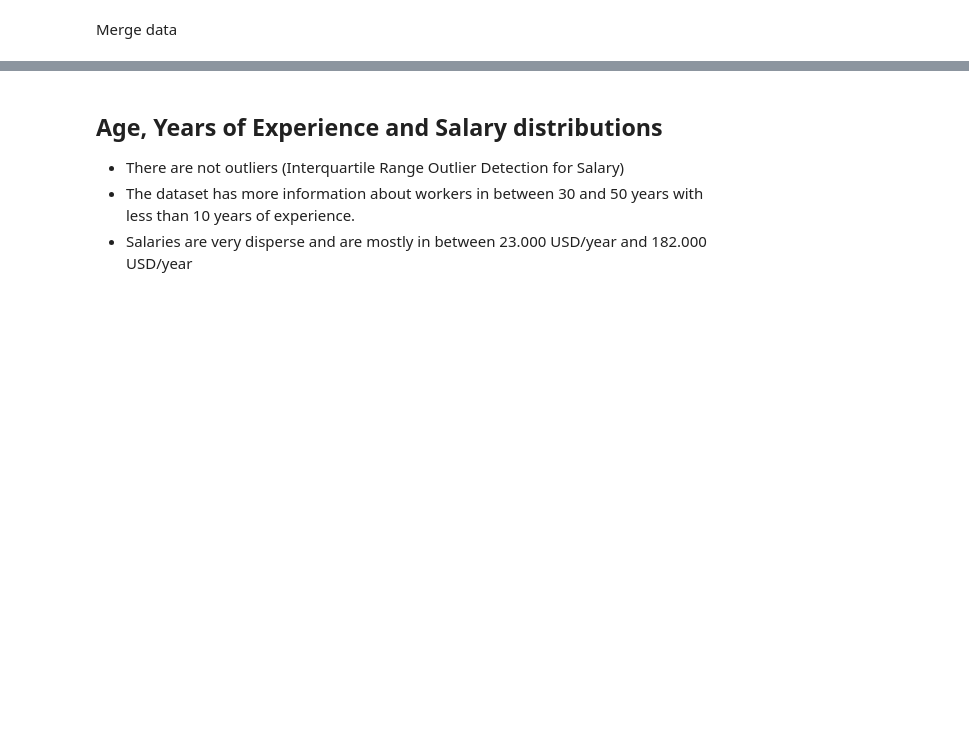
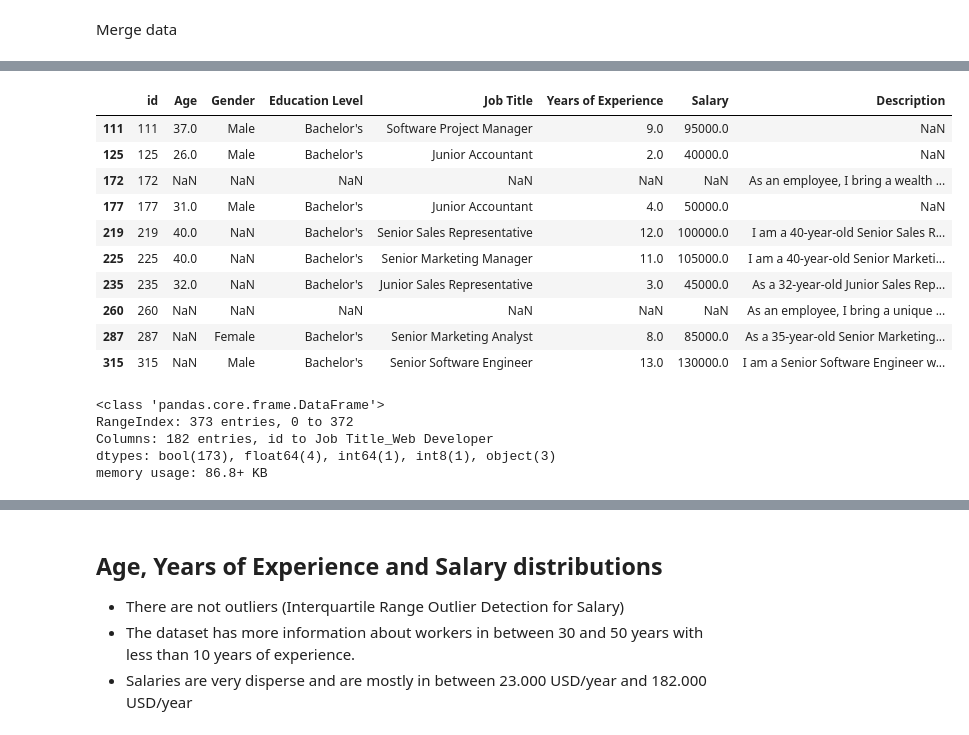
Before and after one commit to HLussiatti/SalaryForecast, a Jupyter notebook: notebooks/0. EDA & ETL.ipynb, the cells around one changed output, grey strips where cells are left out. Saved outputs shown, nothing was run; the diff lists cells and outputs as text; code cells hidden in the pictures; blank space fills up the shorter version.

```diff
--- a/notebooks/0. EDA & ETL.ipynb
+++ b/notebooks/0. EDA & ETL.ipynb
@@ -163,0 +214,24 @@ Gender
+# %%
+df_missing = df[df.isna().any(axis=1)]
+df_missing
+# %% [output]
+|  | id | Age | Gender | Education Level | Job Title | Years of Experience | Salary | Description |
+| 111 | 111 | 37.0 | Male | Bachelor's | Software Project Manager | 9.0 | 95000.0 | NaN |
+| 125 | 125 | 26.0 | Male | Bachelor's | Junior Accountant | 2.0 | 40000.0 | NaN |
+| 172 | 172 | NaN | NaN | NaN | NaN | NaN | NaN | As an employee, I bring a wealth ... |
+| 177 | 177 | 31.0 | Male | Bachelor's | Junior Accountant | 4.0 | 50000.0 | NaN |
+| 219 | 219 | 40.0 | NaN | Bachelor's | Senior Sales Representative | 12.0 | 100000.0 | I am a 40-year-old Senior Sales R... |
+| 225 | 225 | 40.0 | NaN | Bachelor's | Senior Marketing Manager | 11.0 | 105000.0 | I am a 40-year-old Senior Marketi... |
+| 235 | 235 | 32.0 | NaN | Bachelor's | Junior Sales Representative | 3.0 | 45000.0 | As a 32-year-old Junior Sales Rep... |
+| 260 | 260 | NaN | NaN | NaN | NaN | NaN | NaN | As an employee, I bring a unique ... |
+| 287 | 287 | NaN | Female | Bachelor's | Senior Marketing Analyst | 8.0 | 85000.0 | As a 35-year-old Senior Marketing... |
+| 315 | 315 | NaN | Male | Bachelor's | Senior Software Engineer | 13.0 | 130000.0 | I am a Senior Software Engineer w... |
+# %%
+df = df.dropna(subset=[col for col in df.columns if (col != 'id' and col != 'Description')], how='all')
+df.info()
+# %% [output]
+<class 'pandas.core.frame.DataFrame'>
+RangeIndex: 373 entries, 0 to 372
+Columns: 182 entries, id to Job Title_Web Developer
+dtypes: bool(173), float64(4), int64(1), int8(1), object(3)
+memory usage: 86.8+ KB
```
Also changed, not shown: parts of 16 cells of this notebook, 6 other files.
